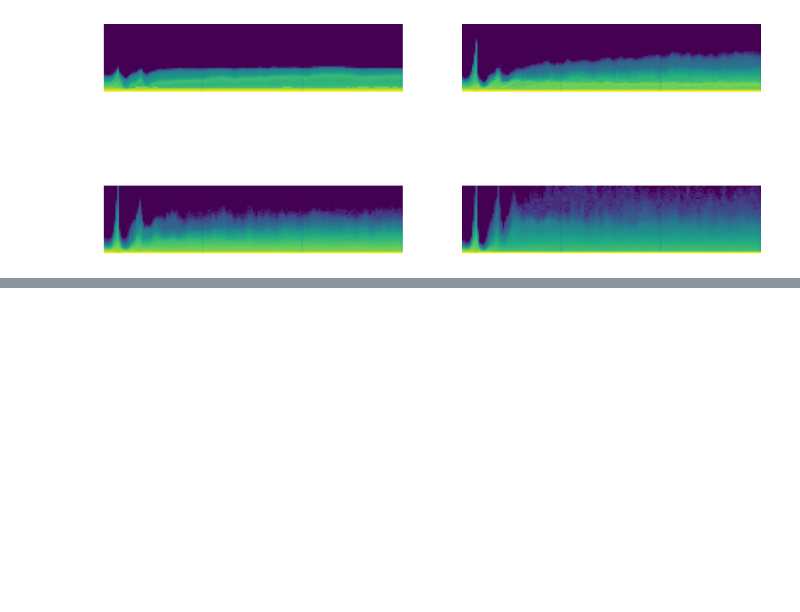
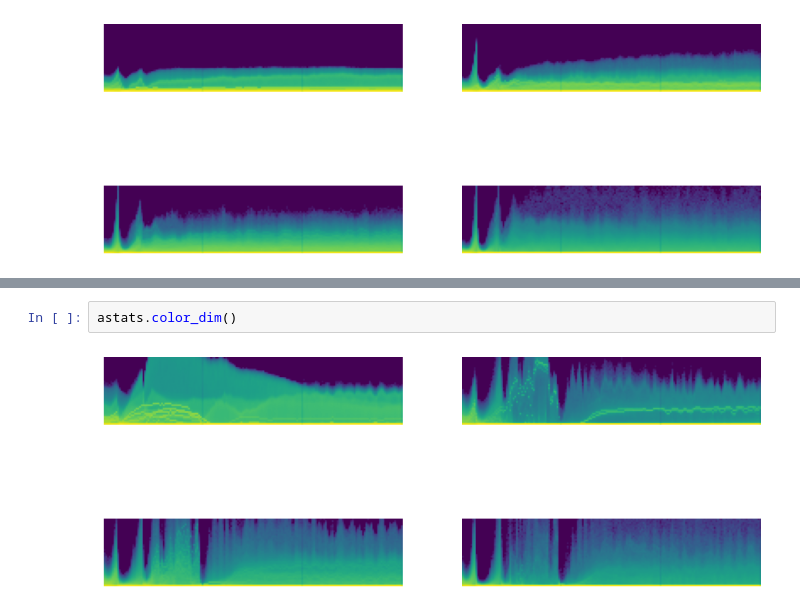
Before and after one commit to bachaudhry/FastAI-22-23, a Jupyter notebook: course_part_2/11_initializing.ipynb, the cells around one changed output, grey strips where cells are left out. Drawn from its saved outputs; the diff is of its cells as text; blank space fills up the shorter version.

```diff
--- a/course_part_2/11_initializing.ipynb
+++ b/course_part_2/11_initializing.ipynb
@@ -396,0 +435,4 @@ While the model's training run isn't ideal by any stretch, given the spikes in e
+# %%
+astats.color_dim()
+# %% [output]
+[figure, added]
```
Also changed, not shown: parts of 26 cells of this notebook.
